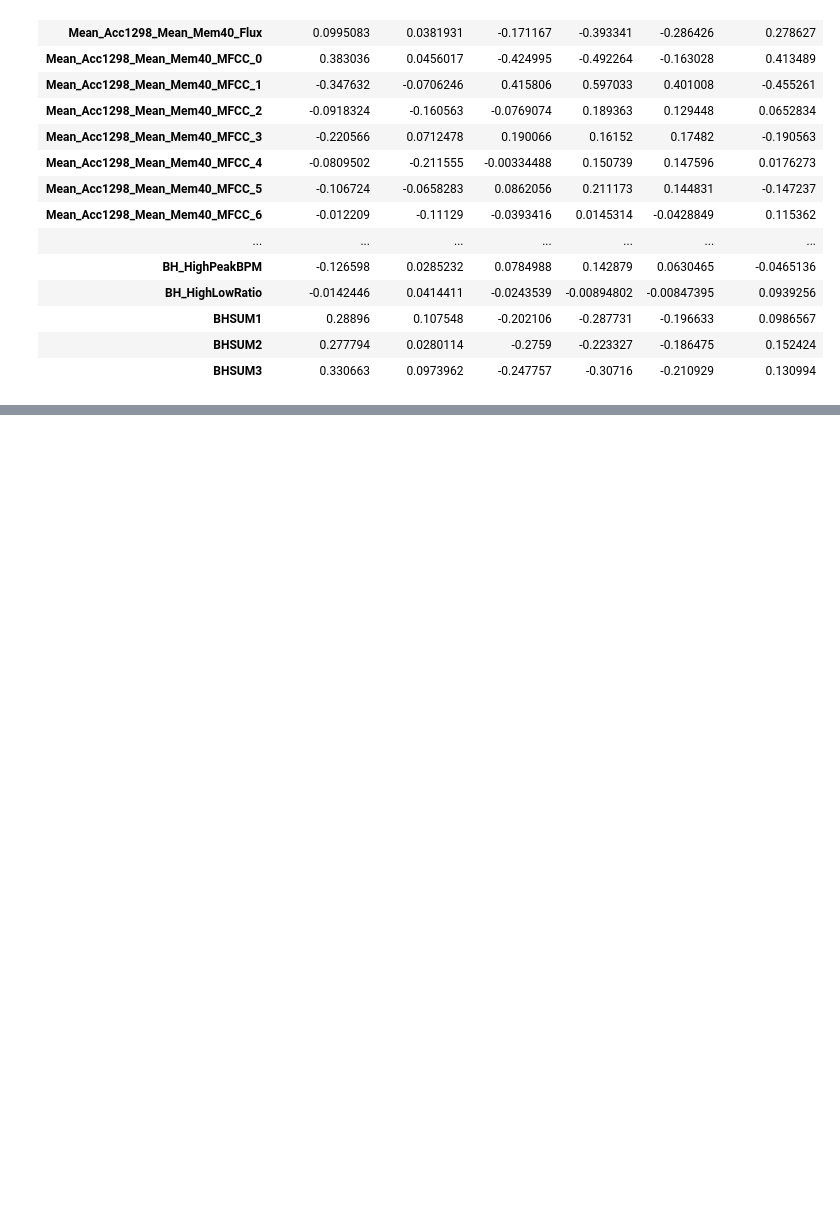
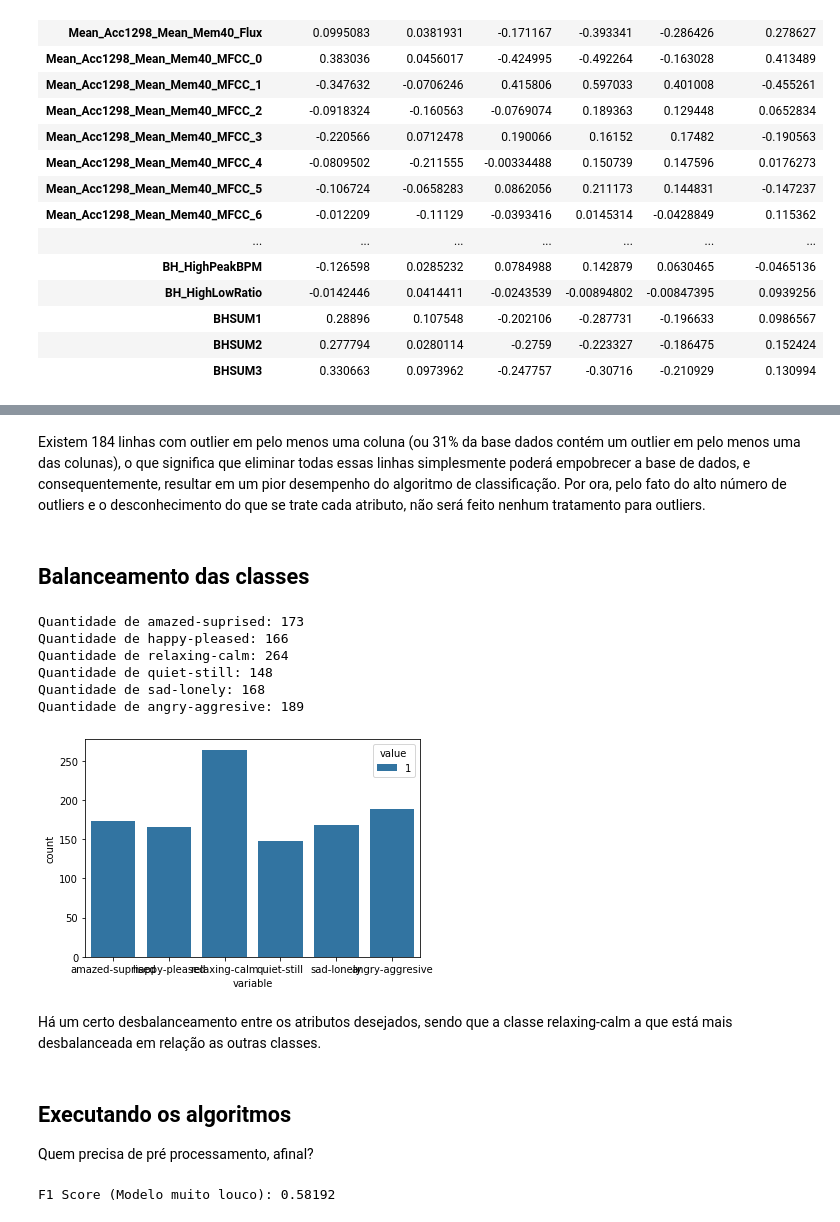
Before and after one commit to DefinitelyNotACactus/AI, a Jupyter notebook: Classification/Q1 - Classification.ipynb, the cells around one changed output, grey strips where cells are left out. Drawn from its saved outputs; the diff is of its cells as text; code cells hidden in the pictures; blank space fills up the shorter version.

```diff
--- a/Classification/Q1 - Classification.ipynb
+++ b/Classification/Q1 - Classification.ipynb
@@ -60,6 +61,7 @@ Os únicos atributos não numéricos são os atributos alvos, que deverão ser c
 # %%
-#df.isnull().sum()
+labels = ['amazed-suprised', 'happy-pleased', 'relaxing-calm', 'quiet-still',
+       'sad-lonely', 'angry-aggresive']
 
 for (name, data) in df.iteritems():
-    print("%s %d" % (name, df[name].isnull().sum()))
+    print("Coluna: %s Faltando: %d Valores Unicos: %d" % (name, df[name].isnull().sum(), len(df[name].unique())))
 # %% [output]
@@ -106,0 +90,3 @@ Valores únicos de angry-aggresive: [b'0' b'1']
+# %%
+for label in labels:
+    print("Valores únicos de", label, ":", df[label].unique(), "\n")
@@ -109,11 +106,0 @@ Para todos estes atributos, os valores existentes são b'0' b'1', logo é bastan
-# %%
-to_num = {
-   "b'1'" : 1, "b'0'": 0
-}
-
-df['amazed-suprised'] = df['amazed-suprised'].apply(lambda x : to_num[str(x)])
-df['happy-pleased'] = df['happy-pleased'].apply(lambda x : to_num[str(x)])
-df['relaxing-calm'] = df['relaxing-calm'].apply(lambda x : to_num[str(x)])
-df['quiet-still'] = df['quiet-still'].apply(lambda x : to_num[str(x)])
-df['sad-lonely'] = df['sad-lonely'].apply(lambda x : to_num[str(x)])
-df['angry-aggresive'] = df['angry-aggresive'].apply(lambda x : to_num[str(x)])
@@ -121,0 +107,7 @@ df['angry-aggresive'] = df['angry-aggresive'].apply(lambda x : to_num[str(x)])
+# %%
+to_num = {
+   "b'1'" : 1, "b'0'": 0
+}
+
+for label in labels:
+    df[label] = df[label].apply(lambda x : to_num[str(x)])
@@ -145,0 +255,22 @@ Pela matriz acima, é possível perceber que muitos dos atributos possuem uma co
+# %% [markdown]
+Existem 184 linhas com outlier em pelo menos uma coluna (ou 31% da base dados contém um outlier em pelo menos uma das colunas), o que significa que eliminar todas essas linhas simplesmente poderá empobrecer a base de dados, e consequentemente, resultar em um pior desempenho do algoritmo de classificação. Por ora, pelo fato do alto número de outliers e o desconhecimento do que se trate cada atributo, não será feito nenhum tratamento para outliers.
+# %% [markdown]
+## Balanceamento das classes
+# %%
+melt = pd.melt(df[labels])
+sns.countplot(data = melt.loc[melt['value'] == 1], x = 'variable', hue = 'value')
+for label in labels:
+    print("Quantidade de %s: %d" %(label, df[label].value_counts()[1]))
+# %% [output]
+Quantidade de amazed-suprised: 173
+Quantidade de happy-pleased: 166
+Quantidade de relaxing-calm: 264
+Quantidade de quiet-still: 148
+Quantidade de sad-lonely: 168
+Quantidade de angry-aggresive: 189
+[figure, added]
+# %% [markdown]
+Há um certo desbalanceamento entre os atributos desejados, sendo que a classe relaxing-calm a que está mais desbalanceada em relação as outras classes.
+# %% [markdown]
+## Executando os algoritmos
+Quem precisa de pré processamento, afinal?
@@ -145,0 +289,4 @@ Pela matriz acima, é possível perceber que muitos dos atributos possuem uma co
+# %%
+print("F1 Score (Modelo muito louco): %0.5f" % (metrics.f1_score(testTarget1, clf_pred, average = 'macro')))
+# %% [output]
+F1 Score (Modelo muito louco): 0.58192
```
Also changed, not shown: parts of 27 cells of this notebook.
